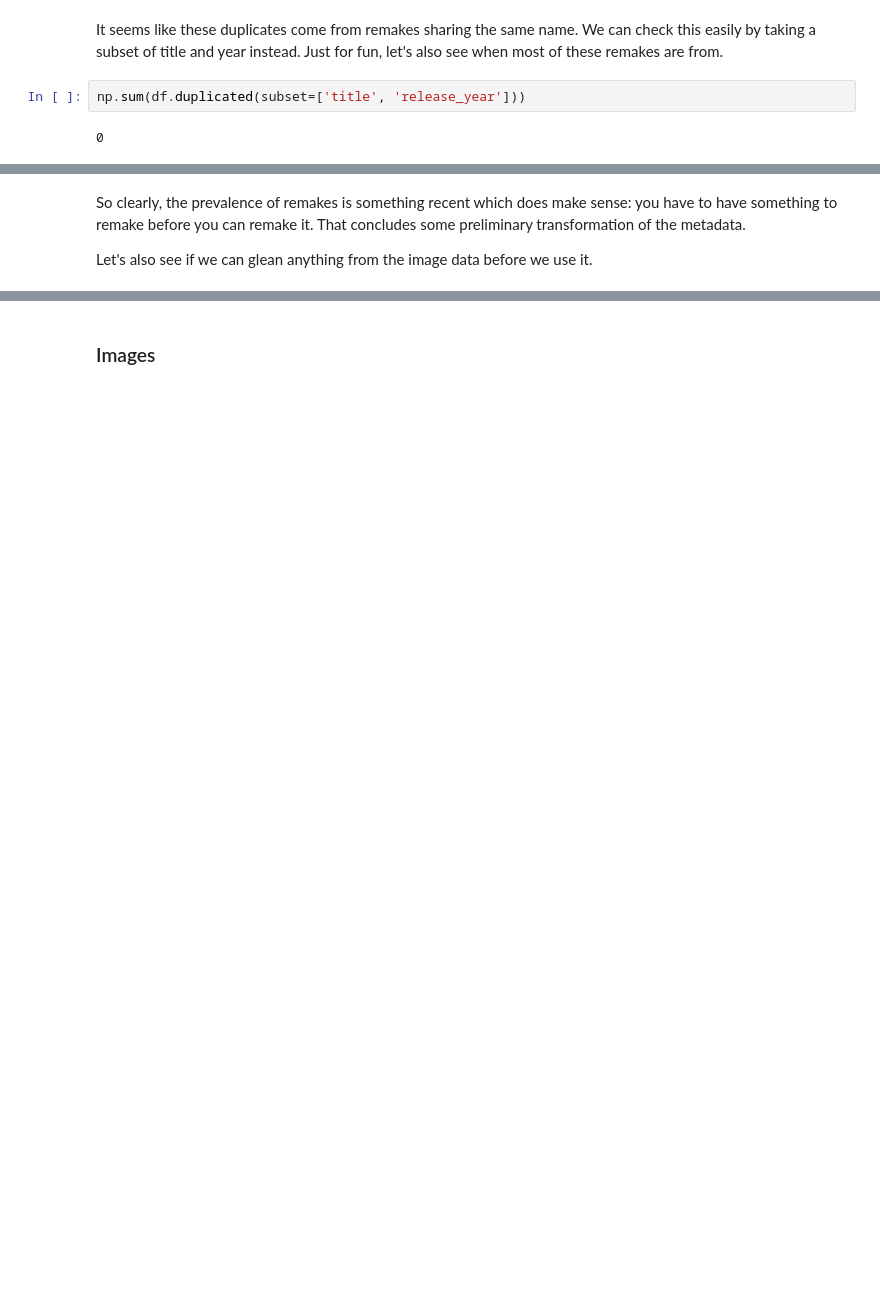
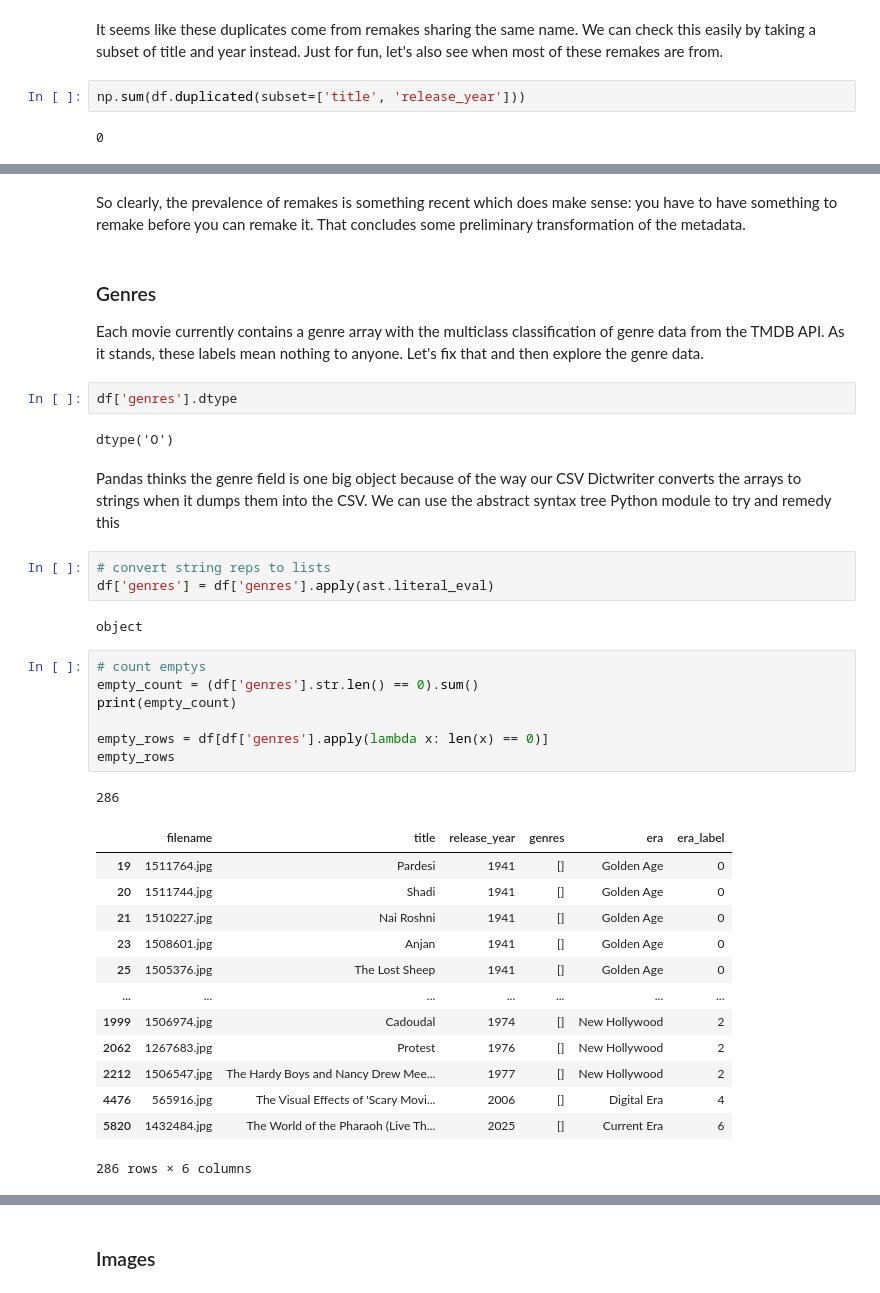
Before and after one commit to Anubis-vc/movie-era-classification, a Jupyter notebook: main.ipynb, the cells around one changed output, grey strips where cells are left out. Cells and saved outputs as stored; diff of their text form; blank space fills up the shorter version.

```diff
--- a/main.ipynb
+++ b/main.ipynb
@@ -245,4 +252,39 @@ plt.show()
 # %% [markdown]
 So clearly, the prevalence of remakes is something recent which does make sense: you have to have something to remake before you can remake it. That concludes some preliminary transformation of the metadata.
-
-Let's also see if we can glean anything from the image data before we use it.
+# %% [markdown]
+### Genres
+
+Each movie currently contains a genre array with the multiclass classification of genre data from the TMDB API. As it stands, these labels mean nothing to anyone. Let's fix that and then explore the genre data.
+# %%
+df['genres'].dtype
+# %% [output]
+dtype('O')
+# %% [markdown]
+Pandas thinks the genre field is one big object because of the way our CSV Dictwriter converts the arrays to strings when it dumps them into the CSV. We can use the abstract syntax tree Python module to try and remedy this
+# %%
+# convert string reps to lists
+df['genres'] = df['genres'].apply(ast.literal_eval)
+# %% [output]
+object
+# %%
+# count emptys
+empty_count = (df['genres'].str.len() == 0).sum()
+print(empty_count)
+
+empty_rows = df[df['genres'].apply(lambda x: len(x) == 0)]
+empty_rows
+# %% [output]
+286
+|  | filename | title | release_year | genres | era | era_label |
+| 19 | 1511764.jpg | Pardesi | 1941 | [] | Golden Age | 0 |
+| 20 | 1511744.jpg | Shadi | 1941 | [] | Golden Age | 0 |
+| 21 | 1510227.jpg | Nai Roshni | 1941 | [] | Golden Age | 0 |
+| 23 | 1508601.jpg | Anjan | 1941 | [] | Golden Age | 0 |
+| 25 | 1505376.jpg | The Lost Sheep | 1941 | [] | Golden Age | 0 |
+| ... | ... | ... | ... | ... | ... | ... |
+| 1999 | 1506974.jpg | Cadoudal | 1974 | [] | New Hollywood | 2 |
+| 2062 | 1267683.jpg | Protest | 1976 | [] | New Hollywood | 2 |
+| 2212 | 1506547.jpg | The Hardy Boys and Nancy Drew Mee... | 1977 | [] | New Hollywood | 2 |
+| 4476 | 565916.jpg | The Visual Effects of 'Scary Movi... | 2006 | [] | Digital Era | 4 |
+| 5820 | 1432484.jpg | The World of the Pharaoh (Live Th... | 2025 | [] | Current Era | 6 |
+286 rows × 6 columns
```
Also changed, not shown: parts of 18 cells of this notebook.
